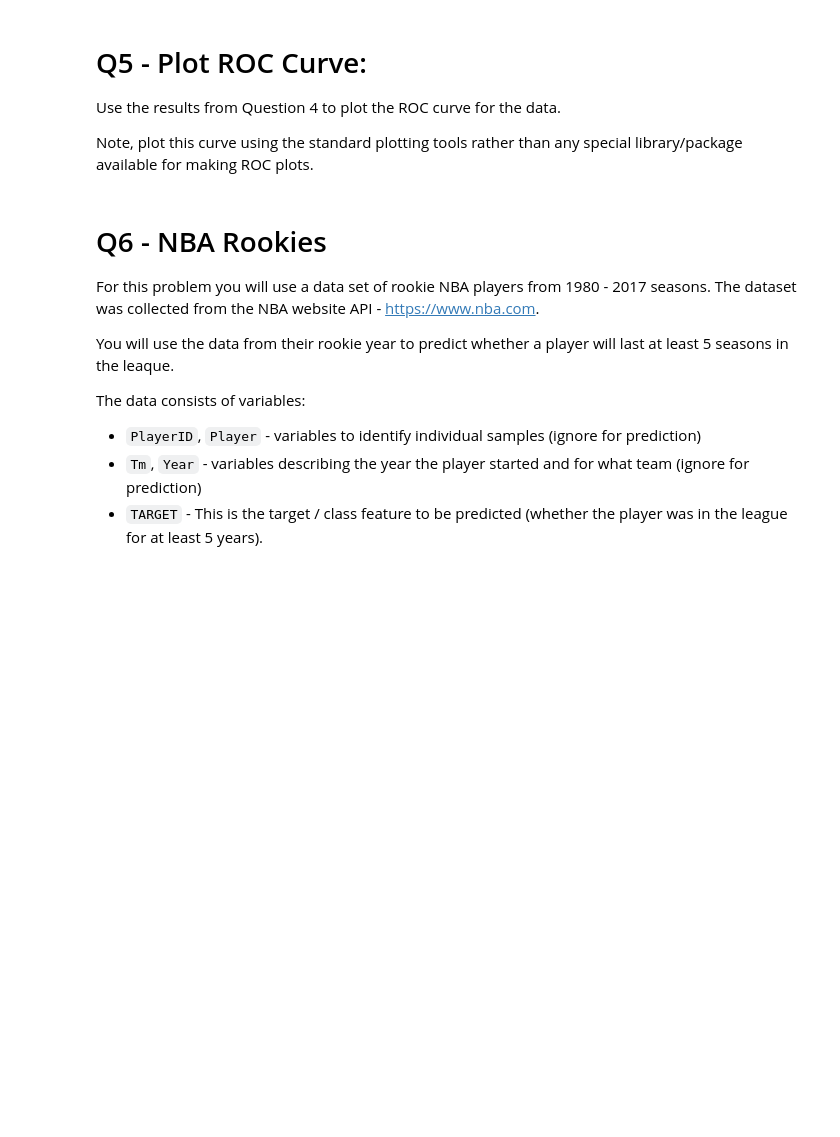
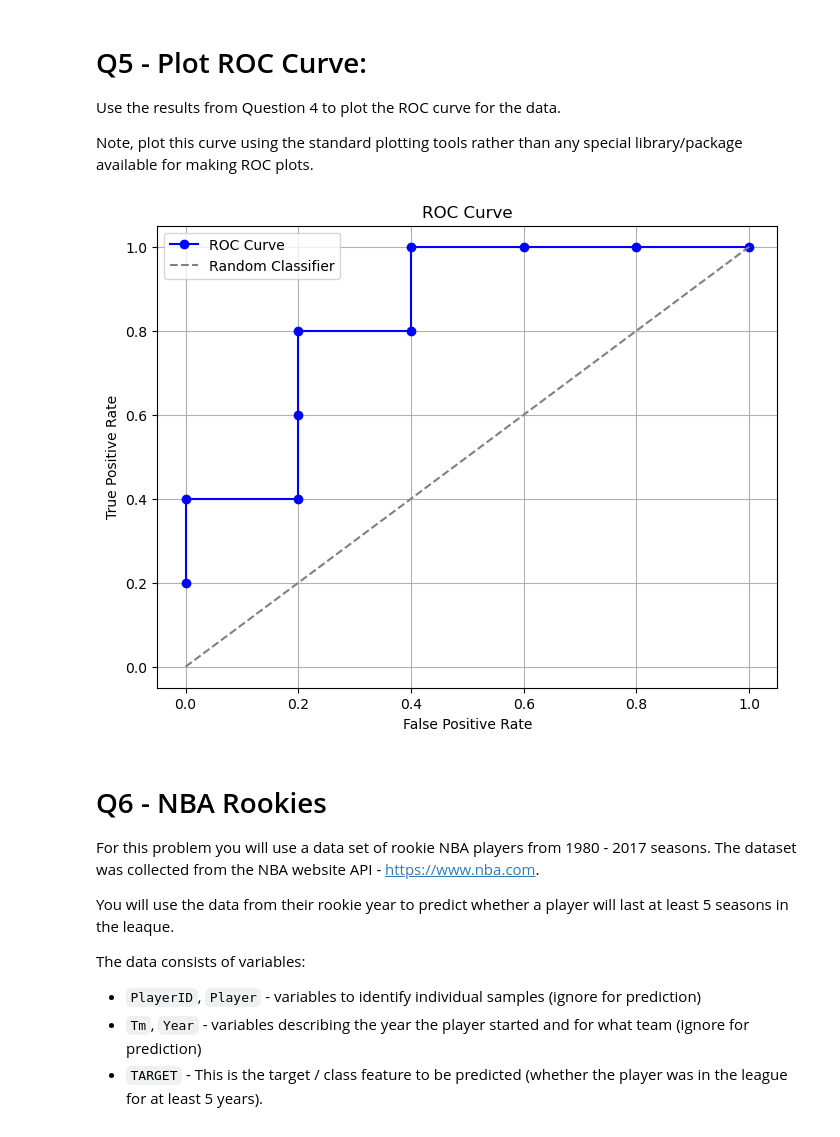
Before and after one commit to zecerman/CS4821, a Jupyter notebook: a2-4821.ipynb, the cells around one changed output. Cells and saved outputs as stored; diff of their text form; code cells hidden in the pictures; blank space fills up the shorter version.

```diff
--- a/a2-4821.ipynb
+++ b/a2-4821.ipynb
@@ -474,8 +510,13 @@ def calc_metrics(y_true, y_pred, thres_value):
     #  thres_value - threshold for predictions,  >=
     # Return list of tpr, fpr, accuracy, and MCC
 
-    ...
-    return ...
+    y_pred_binary = np.where(y_pred >= thres_value, 1, 0)
+    tn, fp, fn, tp = confusion_matrix(y_true, y_pred_binary).ravel()
+    tpr = tp / (tp + fn) if (tp + fn) > 0 else 0
+    fpr = fp / (fp + tn) if (fp + tn) > 0 else 0
+    acc = metrics.accuracy_score(y_true, y_pred_binary)
+    mcc = metrics.matthews_corrcoef(y_true, y_pred_binary)
+    return [tpr, fpr, acc, mcc]
 
 
 
@@ -507,3 +559,17 @@ Note, plot this curve using the standard plotting tools rather than any special
+# %%
+
+# Create a ROC curve using the results from Q4
+plt.figure(figsize=(8, 6))
+plt.plot(perfDF['FPR'], perfDF['TPR'], marker='o', linestyle='-', color='b', label='ROC Curve')
+plt.plot([0, 1], [0, 1], linestyle='--', color='gray', label='Random Classifier')
+plt.xlabel('False Positive Rate')
+plt.ylabel('True Positive Rate')
+plt.title('ROC Curve')
+plt.legend()
+plt.grid(True)
+plt.show()
+# %% [output]
+[figure, added]
 # %% [markdown]
 <!-- END QUESTION -->
 
```
Also changed, not shown: parts of 7 cells of this notebook.
